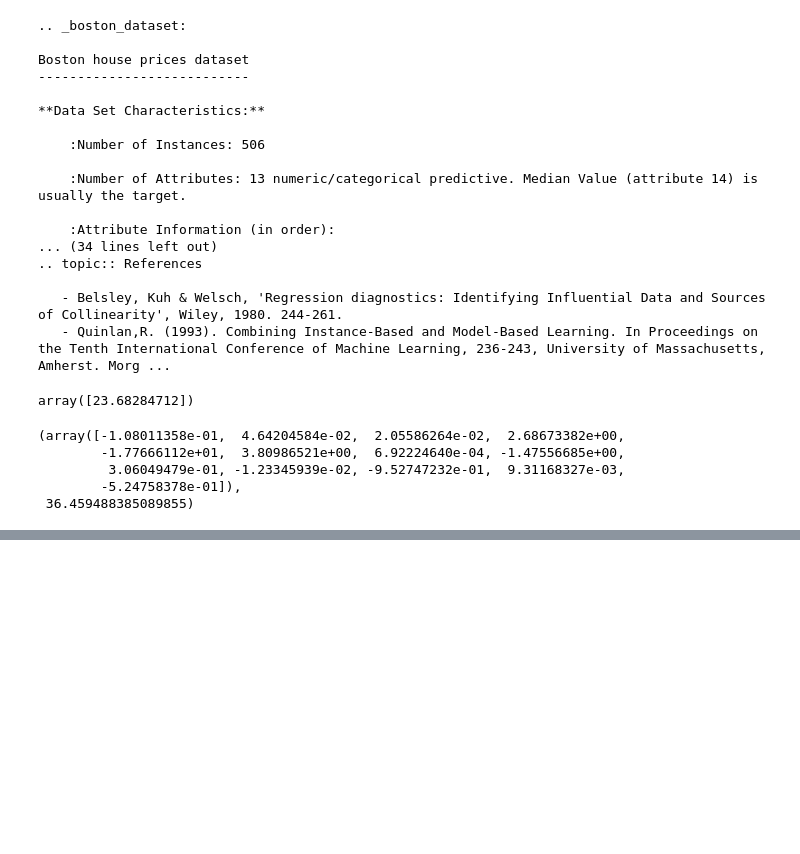
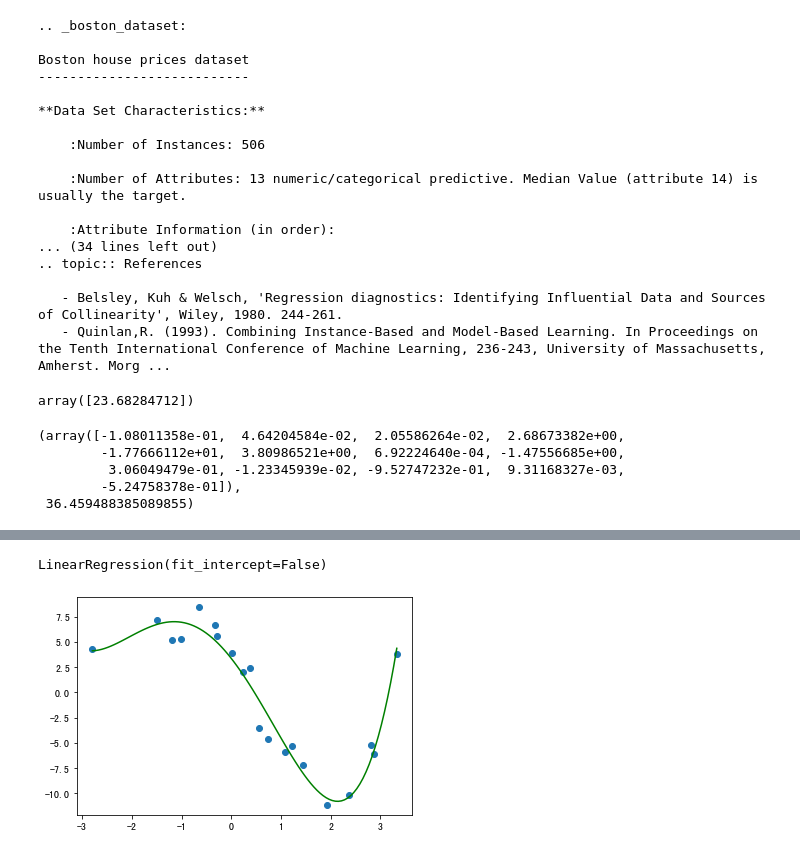
Before and after one commit to Alex-YuZ/Experiment-with-Linear-Regression, a Jupyter notebook: Linear_Regression.ipynb, the cells around one changed output, grey strips where cells are left out. Cells and saved outputs as stored; diff of their text form; code cells hidden in the pictures; blank space fills up the shorter version.

Commit message:
feat: Add demo 3 on Polynomial regression

```diff
--- a/Linear_Regression.ipynb
+++ b/Linear_Regression.ipynb
@@ -175,0 +192,23 @@ model.coef_, model.intercept_
+# %%
+# X = data.Var_X.values.reshape(-1,1)
+# y = data.Var_Y.values.reshape(-1,1)
+
+X = data[['Var_X']]
+y = data[['Var_Y']]
+# %%
+poly_feat = PolynomialFeatures(degree=4)
+X_poly = poly_feat.fit_transform(X) # x**0, x**1, x**2, x**3, x**4 accordingly
+# %%
+poly_model = LinearRegression(fit_intercept=False)
+poly_model.fit(X_poly, y);
+# %% [output]
+LinearRegression(fit_intercept=False)
+# %%
+x_seq = np.linspace(X.min(), X.max(), 100).reshape(-1,1)
+x_seq_poly = poly_feat.fit_transform(x_seq)
+y_pred = poly_model.predict(x_seq_poly)
+# %%
+plt.scatter(X, y)
+plt.plot(x_seq, y_pred, color='green');
+# %% [output]
+[figure, added]
```
Also changed, not shown: parts of 8 cells of this notebook, 2 other files.
